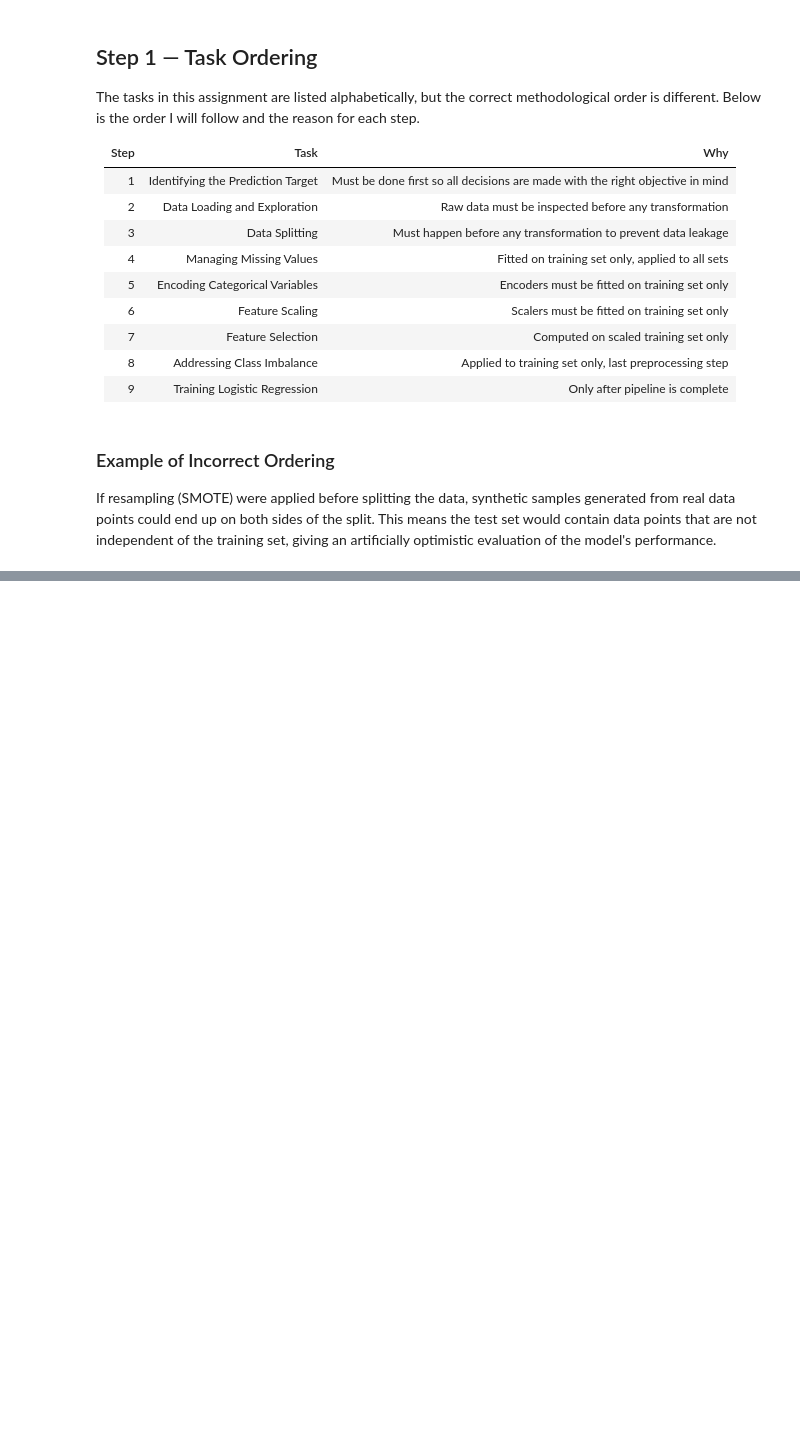
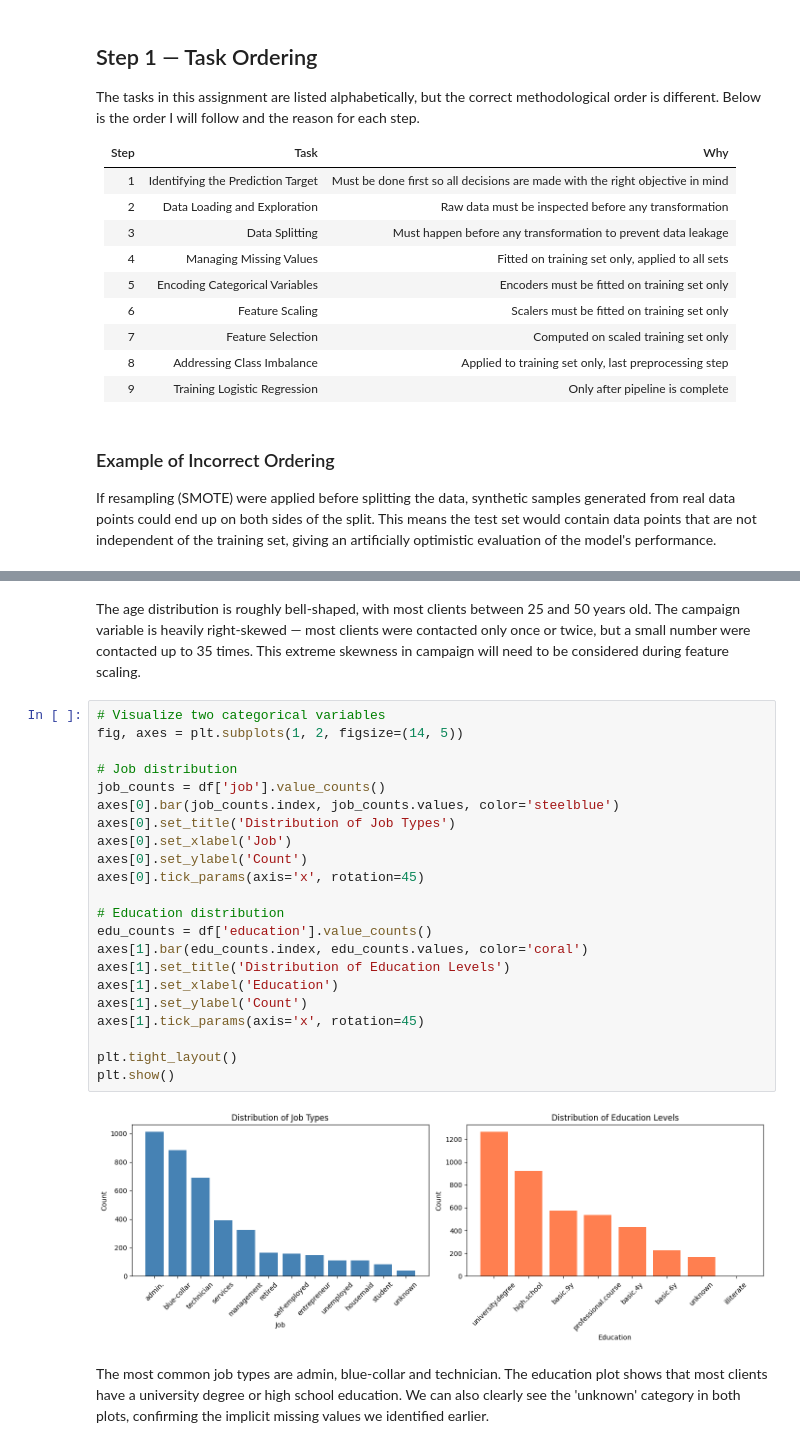
Before and after one commit to nika140906/ML-fundamentals-2026, a Jupyter notebook: assignment_1_Nikoloz_Chachia.ipynb, the cells around one changed output, grey strips where cells are left out. Saved outputs shown, nothing was run; the diff lists cells and outputs as text; blank space fills up the shorter version.

```diff
--- a/assignment_1_Nikoloz_Chachia.ipynb
+++ b/assignment_1_Nikoloz_Chachia.ipynb
@@ -29,0 +199,36 @@ an artificially optimistic evaluation of the model's performance.
+# %% [markdown]
+The age distribution is roughly bell-shaped, with most clients between
+25 and 50 years old. The campaign variable is heavily right-skewed —
+most clients were contacted only once or twice, but a small number were
+contacted up to 35 times. This extreme skewness in campaign will need
+to be considered during feature scaling.
+# %%
+# Visualize two categorical variables
+fig, axes = plt.subplots(1, 2, figsize=(14, 5))
+
+# Job distribution
+job_counts = df['job'].value_counts()
+axes[0].bar(job_counts.index, job_counts.values, color='steelblue')
+axes[0].set_title('Distribution of Job Types')
+axes[0].set_xlabel('Job')
+axes[0].set_ylabel('Count')
+axes[0].tick_params(axis='x', rotation=45)
+
+# Education distribution
+edu_counts = df['education'].value_counts()
+axes[1].bar(edu_counts.index, edu_counts.values, color='coral')
+axes[1].set_title('Distribution of Education Levels')
+axes[1].set_xlabel('Education')
+axes[1].set_ylabel('Count')
+axes[1].tick_params(axis='x', rotation=45)
+
+plt.tight_layout()
+plt.show()
+# %% [output]
+[figure, added]
+# %% [markdown]
+The most common job types are admin, blue-collar and technician.
+The education plot shows that most clients have a university degree
+or high school education. We can also clearly see the 'unknown'
+category in both plots, confirming the implicit missing values
+we identified earlier.
```
Also changed, not shown: parts of 10 cells of this notebook.
